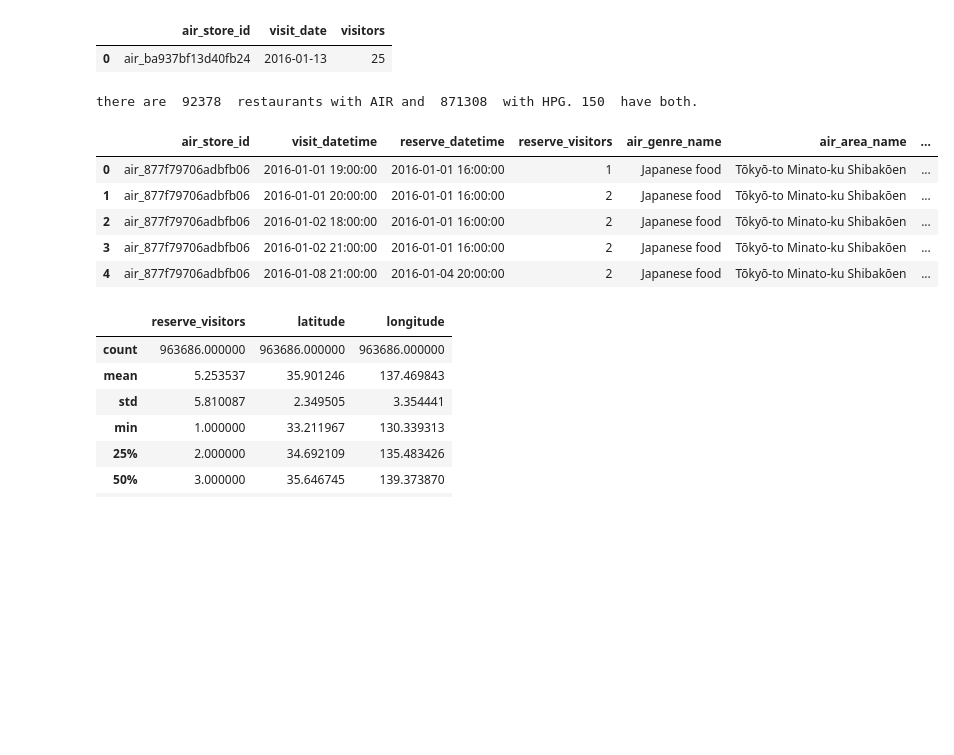
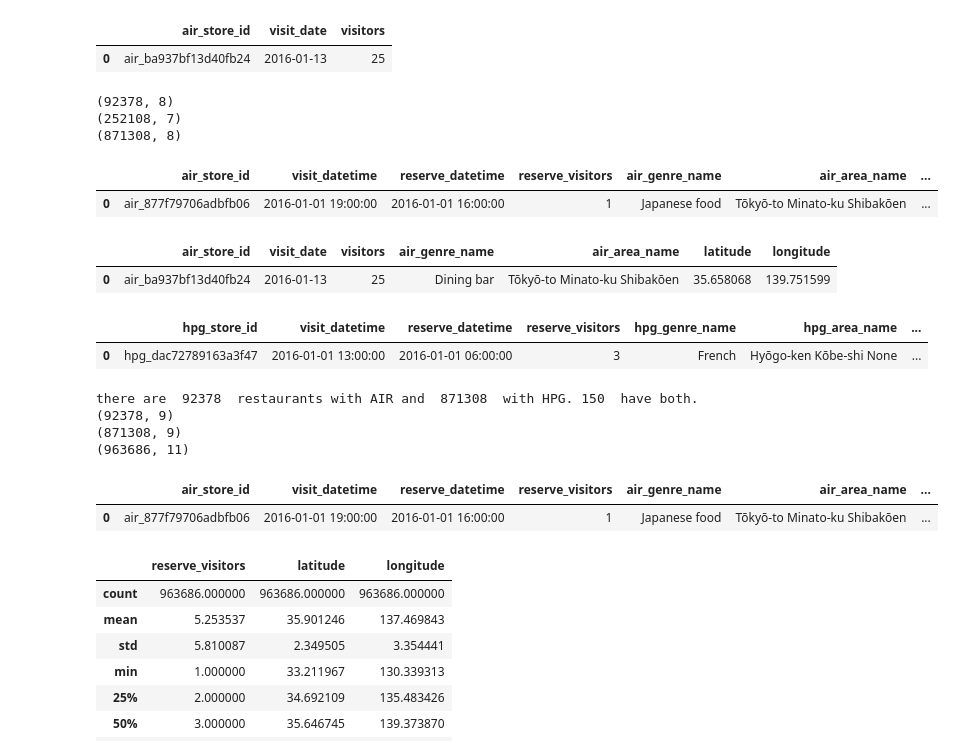
Before and after one commit to galiii/Recruit-Restaurant-Visitor-Forecasting1, a Jupyter notebook: EDA_Part3.ipynb, the cells around one changed output. Drawn from its saved outputs; the diff is of its cells as text; code cells hidden in the pictures; blank space fills up the shorter version.

```diff
--- a/EDA_Part3.ipynb
+++ b/EDA_Part3.ipynb
@@ -13,9 +13,10 @@ import seaborn as sns
 # %% [markdown]
 1.2 Load all the data and aggregation
 # %%
-airres = pd.read_csv('air_reserve.csv')
-airstore = pd.read_csv('air_store_info.csv')
-hpgres = pd.read_csv('hpg_reserve.csv')
-hpgstore = pd.read_csv('hpg_store_info.csv')
-airvisit = pd.read_csv('air_visit_data.csv')
+airres = pd.read_csv('./input/air_reserve.csv')
+airvisit = pd.read_csv('./input/air_visit_data.csv')
+airstore = pd.read_csv('./input/air_store_info.csv')
+hpgres = pd.read_csv('./input/hpg_reserve.csv')
+hpgstore = pd.read_csv('./input/hpg_store_info.csv')
+rel = pd.read_csv('./input/store_id_relation.csv')
 # %%
@@ -32,21 +33,44 @@ df_airvisit.head(1)
 df_air = pd.merge(airres,airstore,on='air_store_id')
 df_airvis = pd.merge(airvisit,airstore,on='air_store_id')
 df_hpg = pd.merge(hpgres,hpgstore,on='hpg_store_id')
-df_rel = pd.read_csv('store_id_relation.csv')
+print(df_air.shape)
+print(df_airvis.shape)
+print(df_hpg.shape)
+# %% [output]
+(92378, 8)
+(252108, 7)
+(871308, 8)
+# %%
+df_air.head(1)
+# %% [output]
+|  | air_store_id | visit_datetime | reserve_datetime | reserve_visitors | air_genre_name | air_area_name | ... |
+| 0 | air_877f79706adbfb06 | 2016-01-01 19:00:00 | 2016-01-01 16:00:00 | 1 | Japanese food | Tōkyō-to Minato-ku Shibakōen | ... |
+# %%
+df_airvis.head(1)
+# %% [output]
+|  | air_store_id | visit_date | visitors | air_genre_name | air_area_name | latitude | longitude |
+| 0 | air_ba937bf13d40fb24 | 2016-01-13 | 25 | Dining bar | Tōkyō-to Minato-ku Shibakōen | 35.658068 | 139.751599 |
+# %%
+df_hpg.head(1)
+# %% [output]
+|  | hpg_store_id | visit_datetime | reserve_datetime | reserve_visitors | hpg_genre_name | hpg_area_name | ... |
+| 0 | hpg_dac72789163a3f47 | 2016-01-01 13:00:00 | 2016-01-01 06:00:00 | 3 | French | Hyōgo-ken Kōbe-shi None | ... |
 # %%
-df_airrel = pd.merge(df_air,df_rel,how='left',on='air_store_id')
-df_hpgrel = pd.merge(df_hpg,df_rel,how='left',on='hpg_store_id')
+df_airrel = pd.merge(df_air,rel,how='left',on='air_store_id')
+df_hpgrel = pd.merge(df_hpg,rel,how='left',on='hpg_store_id')
 df_full = pd.merge(df_airrel,df_hpgrel,how='outer')
-print("there are ",len(df_air)," restaurants with AIR and ",len(df_hpg)," with HPG.",len(df_rel),' have both.')
+print("there are ",len(df_air)," restaurants with AIR and ",len(df_hpg)," with HPG.",len(rel),' have both.')
+print(df_airrel.shape)
+print(df_hpgrel.shape)
+print(df_full.shape)
 # %% [output]
 there are  92378  restaurants with AIR and  871308  with HPG. 150  have both.
+(92378, 9)
+(871308, 9)
+(963686, 11)
 # %%
-df_full.head()
+df_full.head(1)
 # %% [output]
 |  | air_store_id | visit_datetime | reserve_datetime | reserve_visitors | air_genre_name | air_area_name | ... |
 | 0 | air_877f79706adbfb06 | 2016-01-01 19:00:00 | 2016-01-01 16:00:00 | 1 | Japanese food | Tōkyō-to Minato-ku Shibakōen | ... |
-| 1 | air_877f79706adbfb06 | 2016-01-01 20:00:00 | 2016-01-01 16:00:00 | 2 | Japanese food | Tōkyō-to Minato-ku Shibakōen | ... |
-| 2 | air_877f79706adbfb06 | 2016-01-02 18:00:00 | 2016-01-01 16:00:00 | 2 | Japanese food | Tōkyō-to Minato-ku Shibakōen | ... |
-| 3 | air_877f79706adbfb06 | 2016-01-02 21:00:00 | 2016-01-01 16:00:00 | 2 | Japanese food | Tōkyō-to Minato-ku Shibakōen | ... |
-| 4 | air_877f79706adbfb06 | 2016-01-08 21:00:00 | 2016-01-04 20:00:00 | 2 | Japanese food | Tōkyō-to Minato-ku Shibakōen | ... |
 # %%
```
Also changed, not shown: parts of 5 cells of this notebook, 2 other files.
